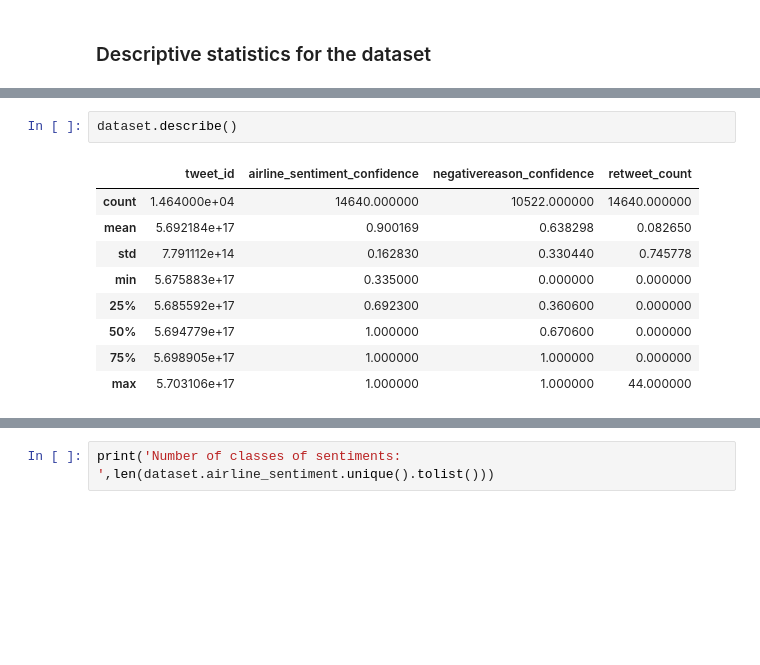
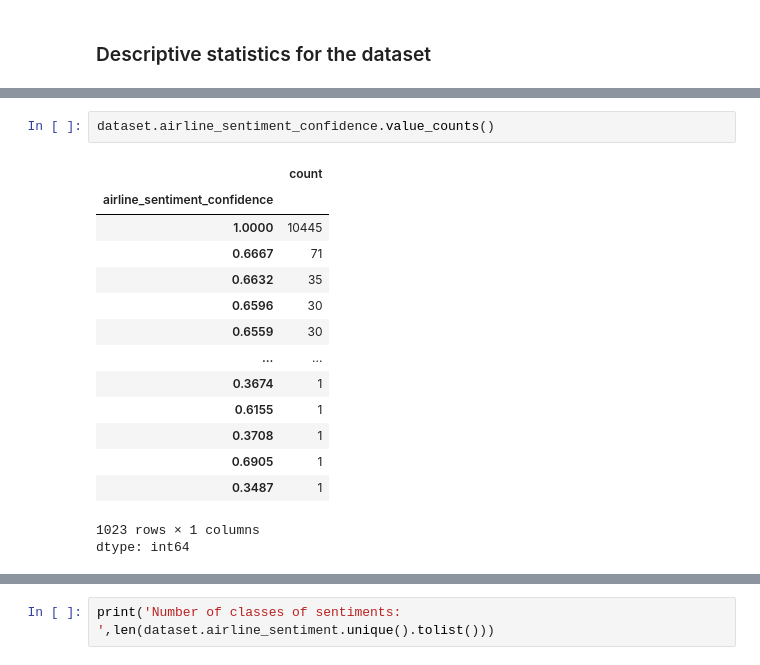
Before and after one commit to elyte5star/NLP, a Jupyter notebook: DAT305.ipynb, the cells around one changed output, grey strips where cells are left out. Drawn from its saved outputs; the diff is of its cells as text; blank space fills up the shorter version.

```diff
--- a/DAT305.ipynb
+++ b/DAT305.ipynb
@@ -81,12 +95,18 @@ print(dataset.columns.values)
-# %%
-dataset.describe()
-# %% [output]
-|  | tweet_id | airline_sentiment_confidence | negativereason_confidence | retweet_count |
-| count | 1.464000e+04 | 14640.000000 | 10522.000000 | 14640.000000 |
-| mean | 5.692184e+17 | 0.900169 | 0.638298 | 0.082650 |
-| std | 7.791112e+14 | 0.162830 | 0.330440 | 0.745778 |
-| min | 5.675883e+17 | 0.335000 | 0.000000 | 0.000000 |
-| 25% | 5.685592e+17 | 0.692300 | 0.360600 | 0.000000 |
-| 50% | 5.694779e+17 | 1.000000 | 0.670600 | 0.000000 |
-| 75% | 5.698905e+17 | 1.000000 | 1.000000 | 0.000000 |
-| max | 5.703106e+17 | 1.000000 | 1.000000 | 44.000000 |
+# %%
+dataset.airline_sentiment_confidence.value_counts()
+# %% [output]
+|  | count |
+| airline_sentiment_confidence |  |
+| 1.0000 | 10445 |
+| 0.6667 | 71 |
+| 0.6632 | 35 |
+| 0.6596 | 30 |
+| 0.6559 | 30 |
+| ... | ... |
+| 0.3674 | 1 |
+| 0.6155 | 1 |
+| 0.3708 | 1 |
+| 0.6905 | 1 |
+| 0.3487 | 1 |
+1023 rows × 1 columns
+dtype: int64
```
Also changed, not shown: parts of 19 cells of this notebook.
